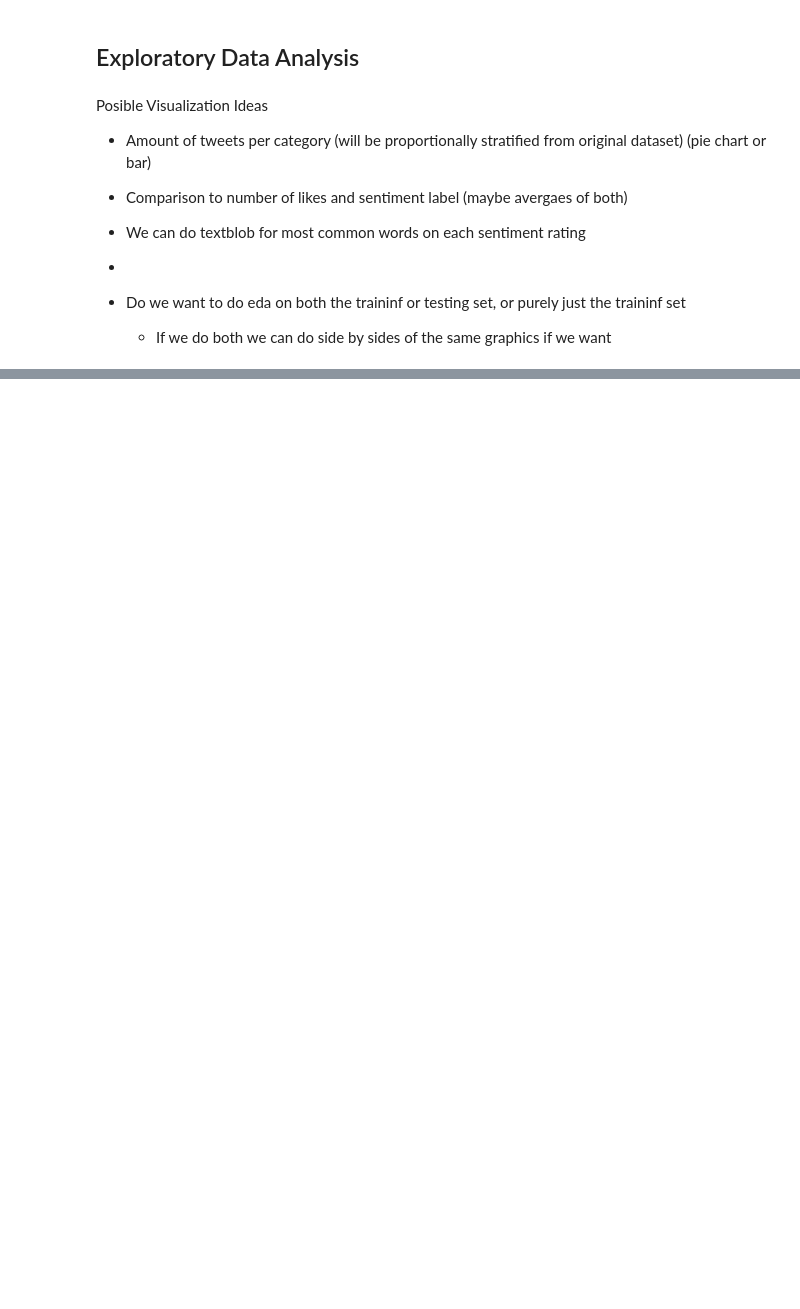
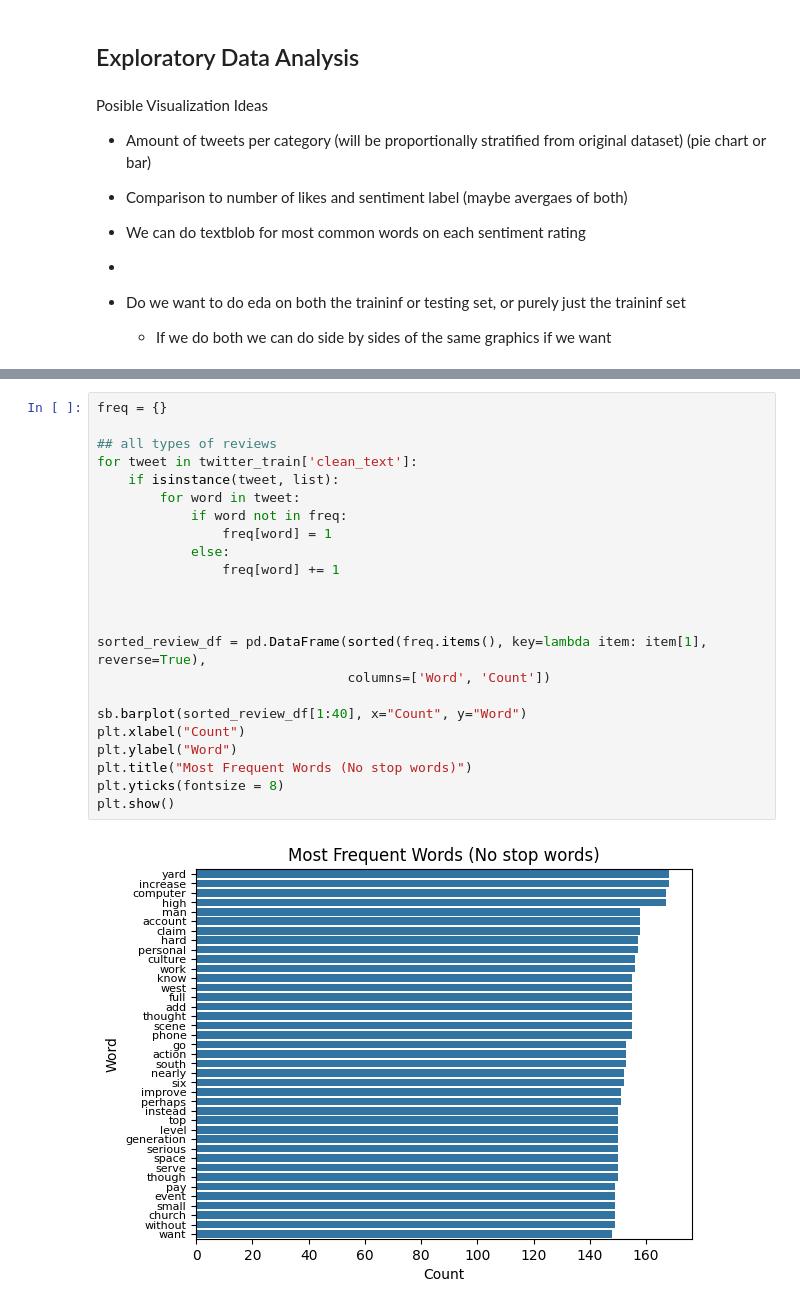
Before and after one commit to WilliamNelson007/PSTAT-134-Winter25-GroupProj, a Jupyter notebook: Final Project Juypter Notebook.ipynb, the cells around one changed output, grey strips where cells are left out. Drawn from its saved outputs; the diff is of its cells as text; blank space fills up the shorter version.

```diff
--- a/Final Project Juypter Notebook.ipynb
+++ b/Final Project Juypter Notebook.ipynb
@@ -178,0 +245,25 @@ Posible Visualization Ideas
+# %%
+freq = {}
+
+## all types of reviews
+for tweet in twitter_train['clean_text']:
+    if isinstance(tweet, list):
+        for word in tweet:
+            if word not in freq:
+                freq[word] = 1
+            else:
+                freq[word] += 1
+
+
+
+sorted_review_df = pd.DataFrame(sorted(freq.items(), key=lambda item: item[1], reverse=True),
+                                columns=['Word', 'Count'])
+
+sb.barplot(sorted_review_df[1:40], x="Count", y="Word")
+plt.xlabel("Count")
+plt.ylabel("Word")
+plt.title("Most Frequent Words (No stop words)")
+plt.yticks(fontsize = 8)
+plt.show()
+# %% [output]
+[figure, added]
```
Also changed, not shown: parts of 14 cells of this notebook.
